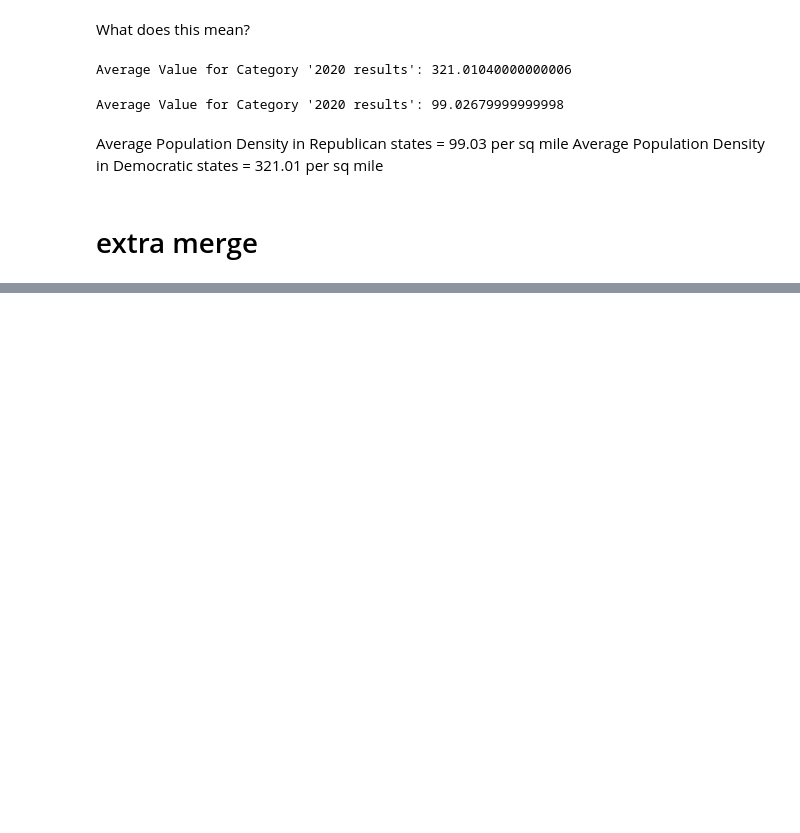
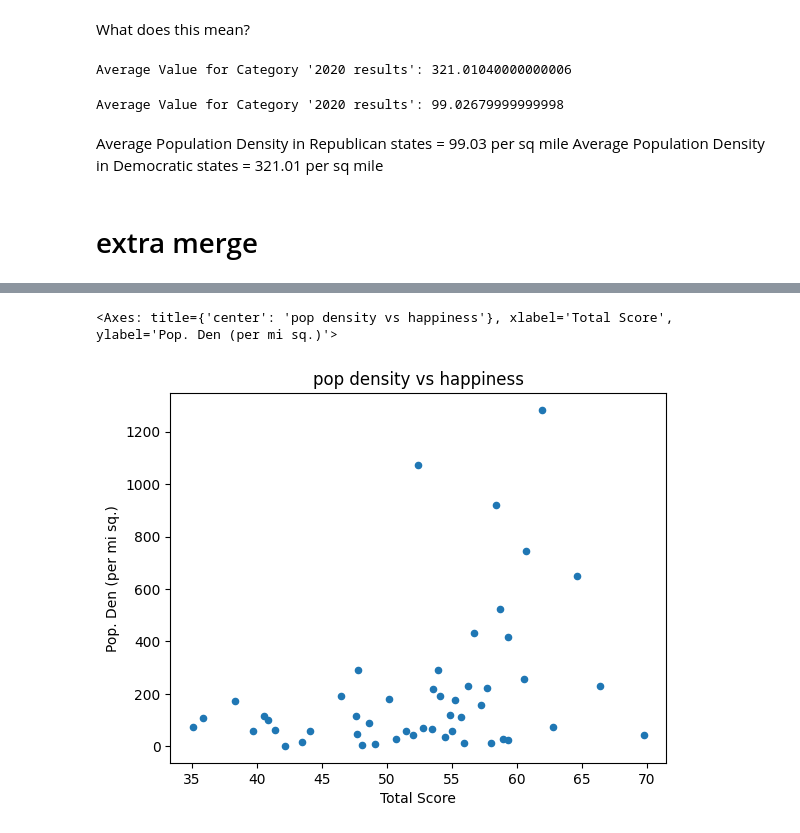
Before and after one commit to jmccahill5/datman, a Jupyter notebook: PS5.ipynb, the cells around one changed output, grey strips where cells are left out. Cells and saved outputs as stored; diff of their text form; code cells hidden in the pictures; blank space fills up the shorter version.

```diff
--- a/PS5.ipynb
+++ b/PS5.ipynb
@@ -926,0 +932,2 @@ ex1.csv  ex2.csv  sample_data
+# %%
+happiness=pd.read_csv('ex1.csv')
@@ -926,0 +954,2 @@ ex1.csv  ex2.csv  sample_data
+# %%
+mergedSTATEHAPPY = pd.merge(happiness, popden, how='outer', on=['State'],indicator=True)
@@ -926,0 +976,8 @@ ex1.csv  ex2.csv  sample_data
+# %%
+mergedSTATEHAPPY.plot(x='Total Score', y='Pop. Den (per mi sq.)', kind='scatter', title='pop density vs happiness')
+
+# Show the plot
+plt.show()
+# %% [output]
+<Axes: title={'center': 'pop density vs happiness'}, xlabel='Total Score', ylabel='Pop. Den (per mi sq.)'>
+[figure, added]
```
Also changed, not shown: parts of 12 cells of this notebook.
